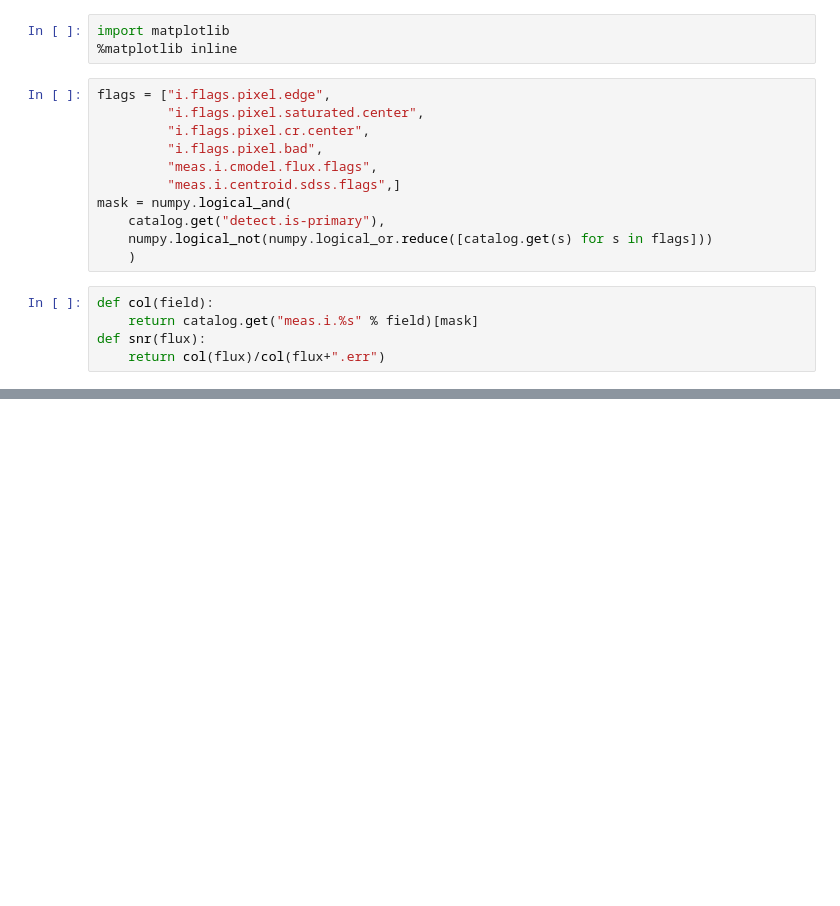
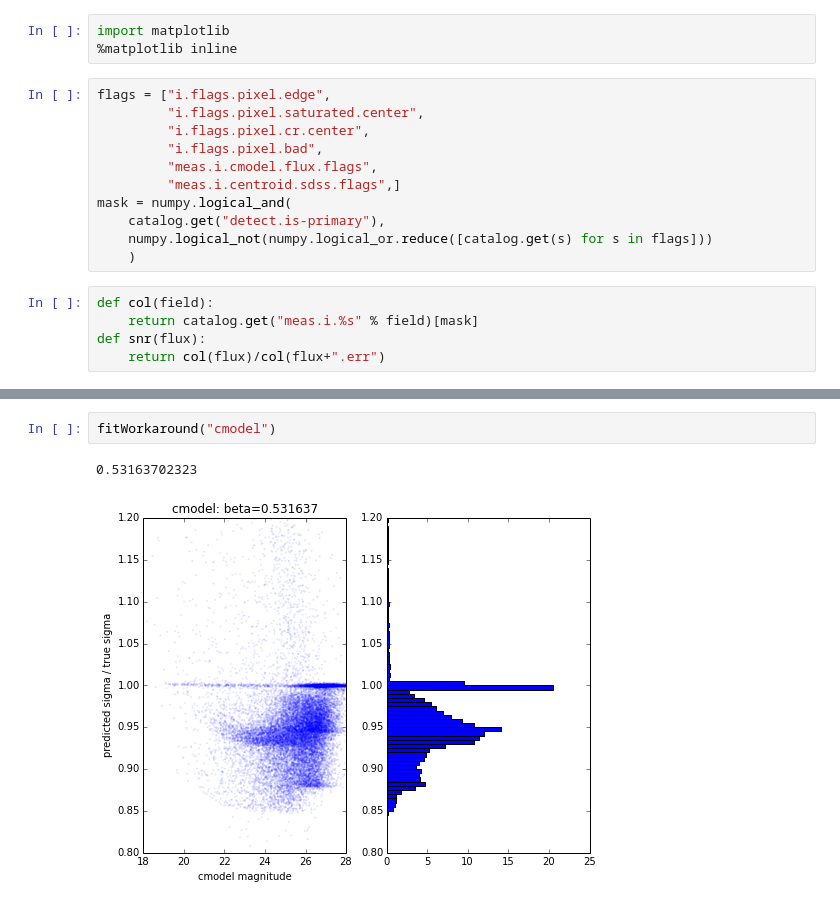
Before and after one commit to TallJimbo/analysis, a Jupyter notebook: HSC-1313.ipynb, the cells around one changed output, grey strips where cells are left out. Cells and saved outputs as stored; diff of their text form; blank space fills up the shorter version.

```diff
--- a/HSC-1313.ipynb
+++ b/HSC-1313.ipynb
@@ -147,0 +173,5 @@ fig.savefig("ErrvsMag.png")
+# %%
+fitWorkaround("cmodel")
+# %% [output]
+0.53163702323
+[figure, added]
```
Also changed, not shown: parts of 12 cells of this notebook.
